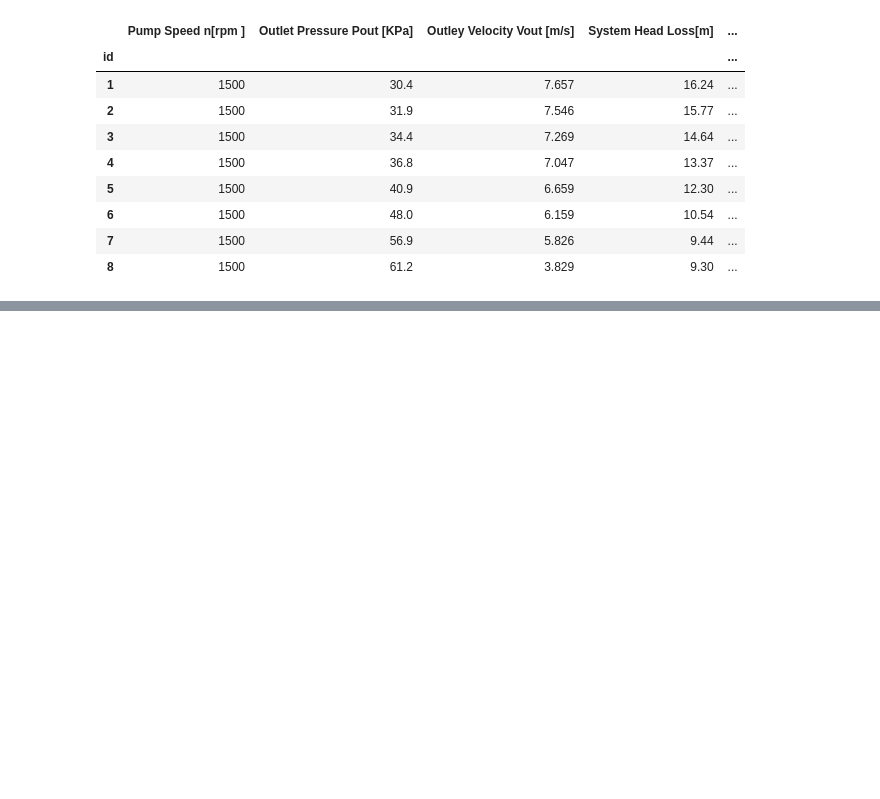
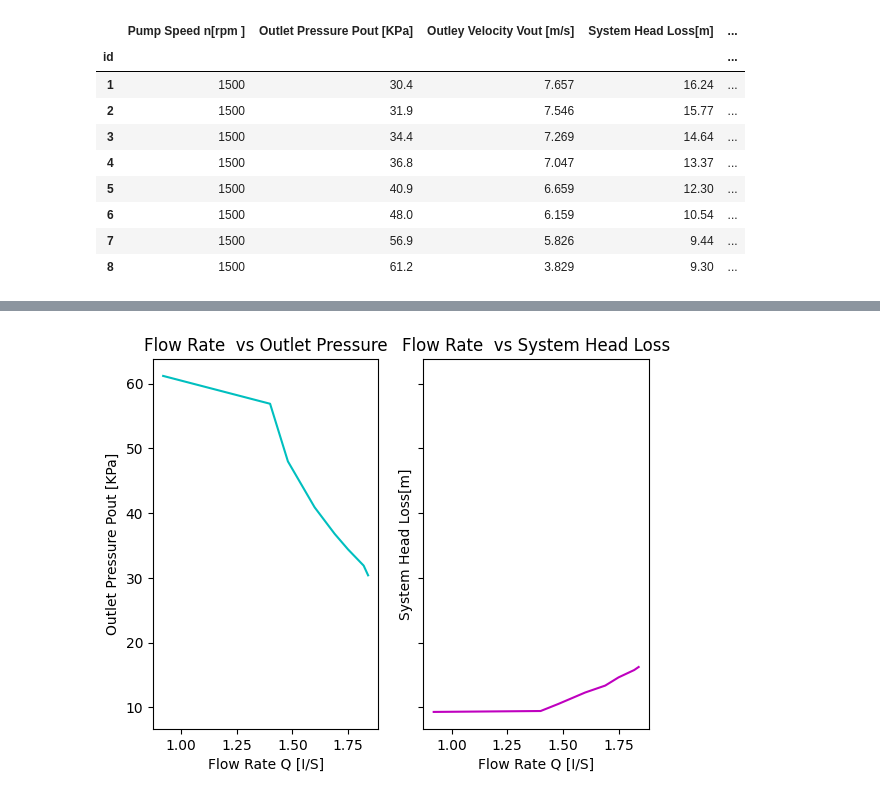
Before and after one commit to HiramTorres/Reports_Lab, a Jupyter notebook: Hidraulica/Analisis_perdidas.ipynb, the cells around one changed output, grey strips where cells are left out. Drawn from its saved outputs; the diff is of its cells as text; code cells hidden in the pictures; blank space fills up the shorter version.

```diff
--- a/Hidraulica/Analisis_perdidas.ipynb
+++ b/Hidraulica/Analisis_perdidas.ipynb
@@ -181,0 +145,13 @@ plt.show()
+# %%
+fig, ax = plt.subplots(1,2, sharey = True)
+ax[0].plot(Q100,P_out100,color = 'c')
+ax[0].set_xlabel('Flow Rate Q [I/S]')
+ax[0].set_ylabel('Outlet Pressure Pout [KPa]')
+ax[0].set_title('Flow Rate  vs Outlet Pressure')
+ax[1].plot(Q100,Loss_100,color = 'm')
+ax[1].set_xlabel('Flow Rate Q [I/S]')
+ax[1].set_ylabel('System Head Loss[m]')
+ax[1].set_title('Flow Rate  vs System Head Loss')
+plt.show()
+# %% [output]
+[figure, added]
```
Also changed, not shown: parts of 11 cells of this notebook.
